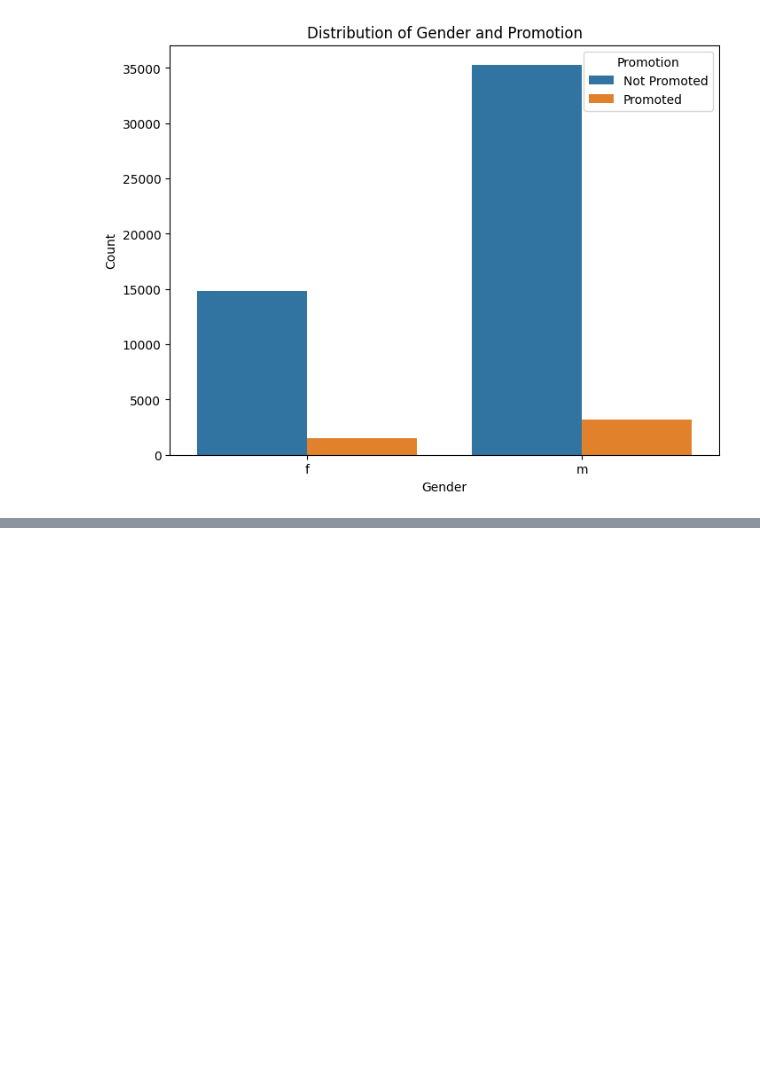
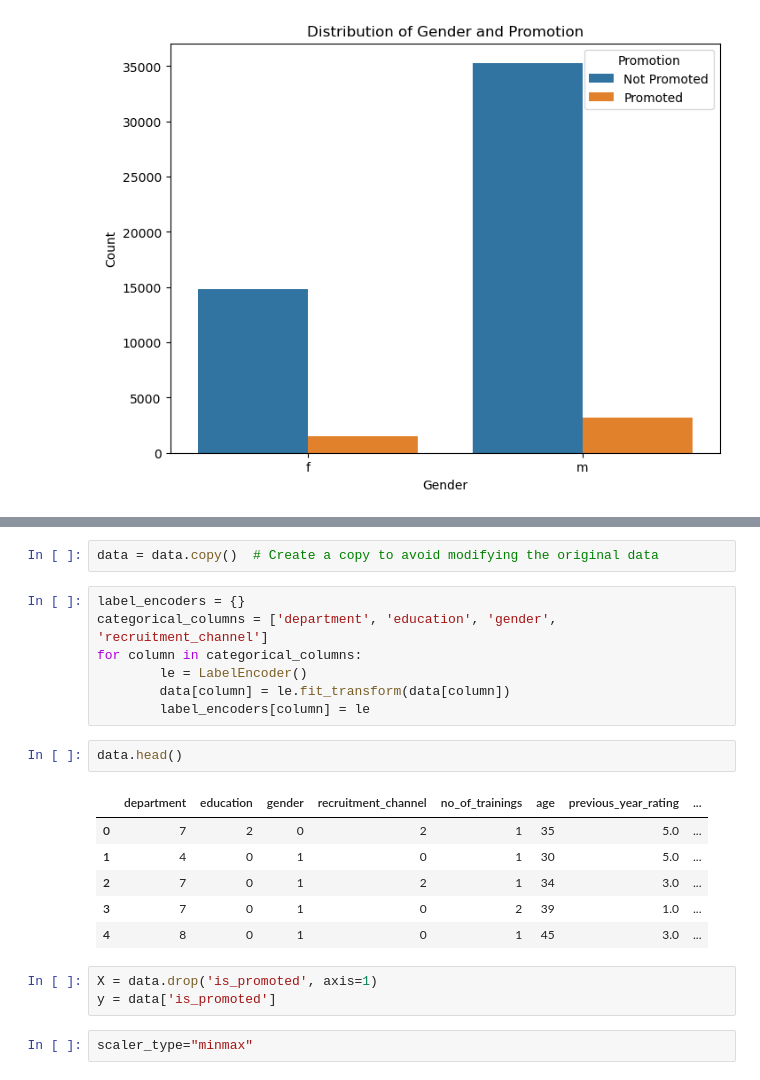
Before and after one commit to kanade28/code-file, a Jupyter notebook: Internship2_1.ipynb, the cells around one changed output, grey strips where cells are left out. Cells and saved outputs as stored; diff of their text form; blank space fills up the shorter version.

```diff
--- a/Internship2_1.ipynb
+++ b/Internship2_1.ipynb
@@ -36,0 +103,23 @@ plt.show()
+# %%
+data = data.copy()  # Create a copy to avoid modifying the original data
+# %%
+label_encoders = {}
+categorical_columns = ['department', 'education', 'gender', 'recruitment_channel']
+for column in categorical_columns:
+        le = LabelEncoder()
+        data[column] = le.fit_transform(data[column])
+        label_encoders[column] = le
+# %%
+data.head()
+# %% [output]
+|  | department | education | gender | recruitment_channel | no_of_trainings | age | previous_year_rating | ... |
+| 0 | 7 | 2 | 0 | 2 | 1 | 35 | 5.0 | ... |
+| 1 | 4 | 0 | 1 | 0 | 1 | 30 | 5.0 | ... |
+| 2 | 7 | 0 | 1 | 2 | 1 | 34 | 3.0 | ... |
+| 3 | 7 | 0 | 1 | 0 | 2 | 39 | 1.0 | ... |
+| 4 | 8 | 0 | 1 | 0 | 1 | 45 | 3.0 | ... |
+# %%
+X = data.drop('is_promoted', axis=1)
+y = data['is_promoted']
+# %%
+scaler_type="minmax"
```
Also changed, not shown: parts of 28 cells of this notebook.
